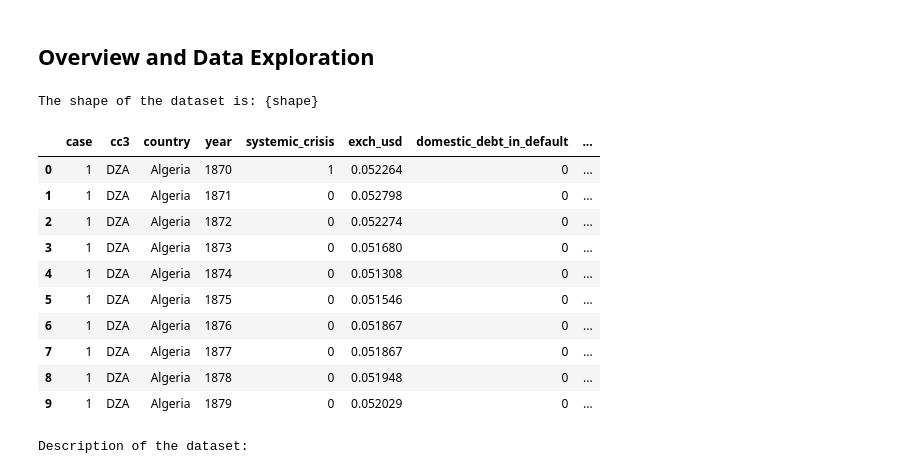
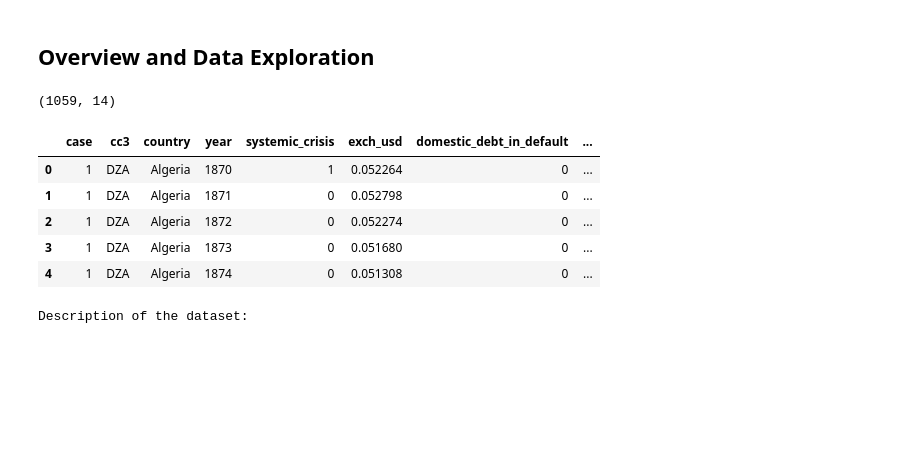
Before and after one commit to 0nserio/african_crises, a Jupyter notebook: africa-economic-banking-and-systemic-crisis-data.ipynb, the cells around one changed output. Cells and saved outputs as stored; diff of their text form; code cells hidden in the pictures; blank space fills up the shorter version.

```diff
--- a/africa-economic-banking-and-systemic-crisis-data.ipynb
+++ b/africa-economic-banking-and-systemic-crisis-data.ipynb
@@ -15,23 +16,18 @@ df = pd.read_csv('/kaggle/input/africa-economic-banking-and-systemic-crisis-data
 ## Overview and Data Exploration
 # %%
 shape = df.shape
-print("The shape of the dataset is: {shape}")
+shape
 # %% [output]
-The shape of the dataset is: {shape}
+(1059, 14)
 # %%
-df.head(10)
+df.head()
 # %% [output]
 |  | case | cc3 | country | year | systemic_crisis | exch_usd | domestic_debt_in_default | ... |
 | 0 | 1 | DZA | Algeria | 1870 | 1 | 0.052264 | 0 | ... |
 | 1 | 1 | DZA | Algeria | 1871 | 0 | 0.052798 | 0 | ... |
 | 2 | 1 | DZA | Algeria | 1872 | 0 | 0.052274 | 0 | ... |
 | 3 | 1 | DZA | Algeria | 1873 | 0 | 0.051680 | 0 | ... |
 | 4 | 1 | DZA | Algeria | 1874 | 0 | 0.051308 | 0 | ... |
-| 5 | 1 | DZA | Algeria | 1875 | 0 | 0.051546 | 0 | ... |
-| 6 | 1 | DZA | Algeria | 1876 | 0 | 0.051867 | 0 | ... |
-| 7 | 1 | DZA | Algeria | 1877 | 0 | 0.051867 | 0 | ... |
-| 8 | 1 | DZA | Algeria | 1878 | 0 | 0.051948 | 0 | ... |
-| 9 | 1 | DZA | Algeria | 1879 | 0 | 0.052029 | 0 | ... |
 # %%
 print("Description of the dataset:")
 df.describe()
```
Also changed, not shown: parts of 12 cells of this notebook.
